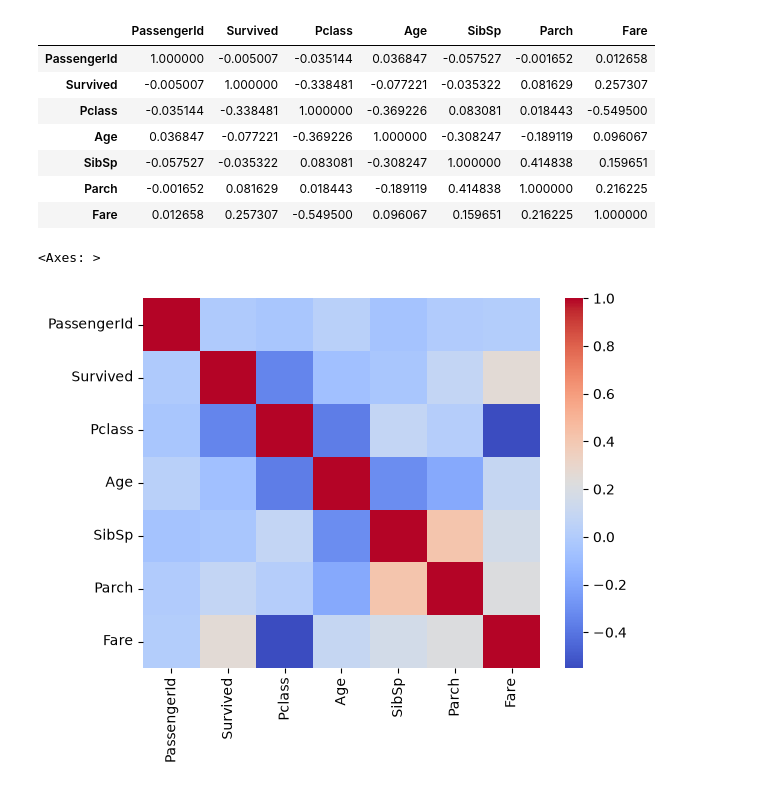
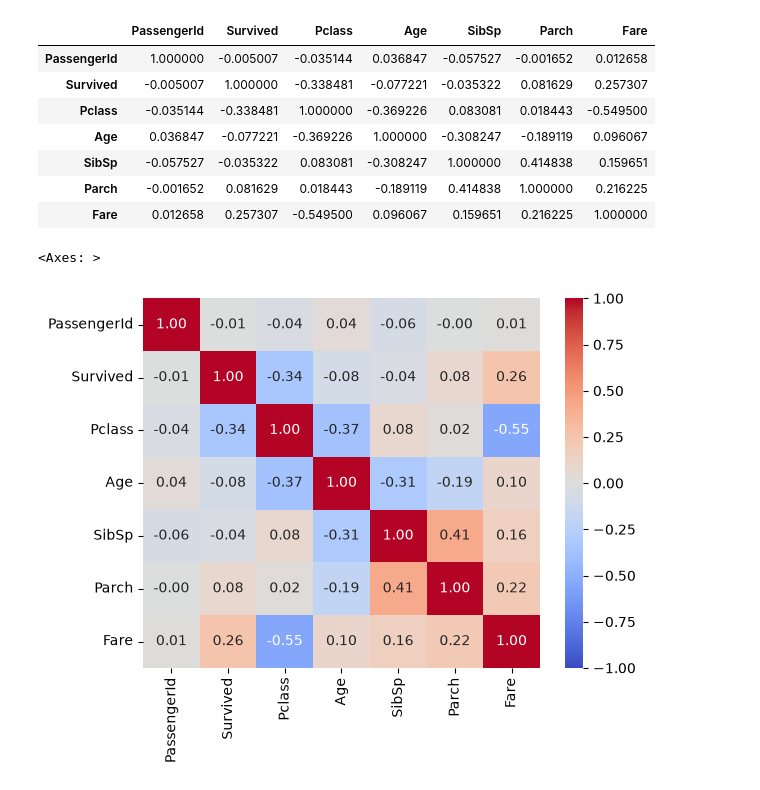
Before and after one commit to abinhyanmikha/Data-Science, a Jupyter notebook: Data preprocessing/day29/Visualization.ipynb, the cells around one changed output. Cells and saved outputs as stored; diff of their text form; code cells hidden in the pictures.

Commit message:
Visualization

```diff
--- a/Data preprocessing/day29/Visualization.ipynb
+++ b/Data preprocessing/day29/Visualization.ipynb
@@ -82,8 +82,9 @@ correlation
 | Parch | -0.001652 | 0.081629 | 0.018443 | -0.189119 | 0.414838 | 1.000000 | 0.216225 |
 | Fare | 0.012658 | 0.257307 | -0.549500 | 0.096067 | 0.159651 | 0.216225 | 1.000000 |
 # %%
+#for heat map we need to install seaborn library
 import seaborn as sns
-sns.heatmap(correlation,annot=True, cmap="coolwarm")
+sns.heatmap(correlation,annot=True, cmap="coolwarm",fmt=".2f", vmin=-1)
 # %% [output]
 <Axes: >
-[figure, old version]
+[figure, new version]
```
Also changed, not shown: parts of 7 cells of this notebook.
